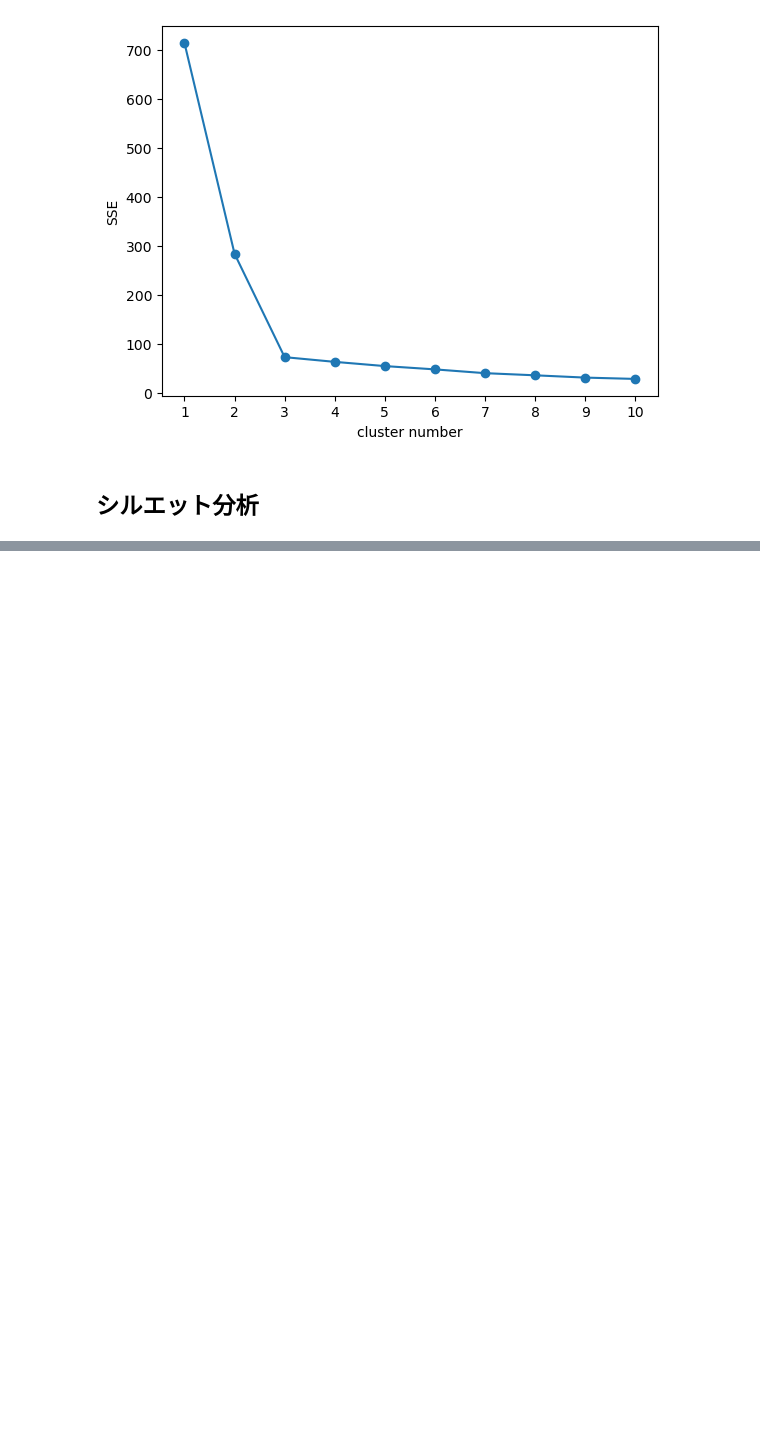
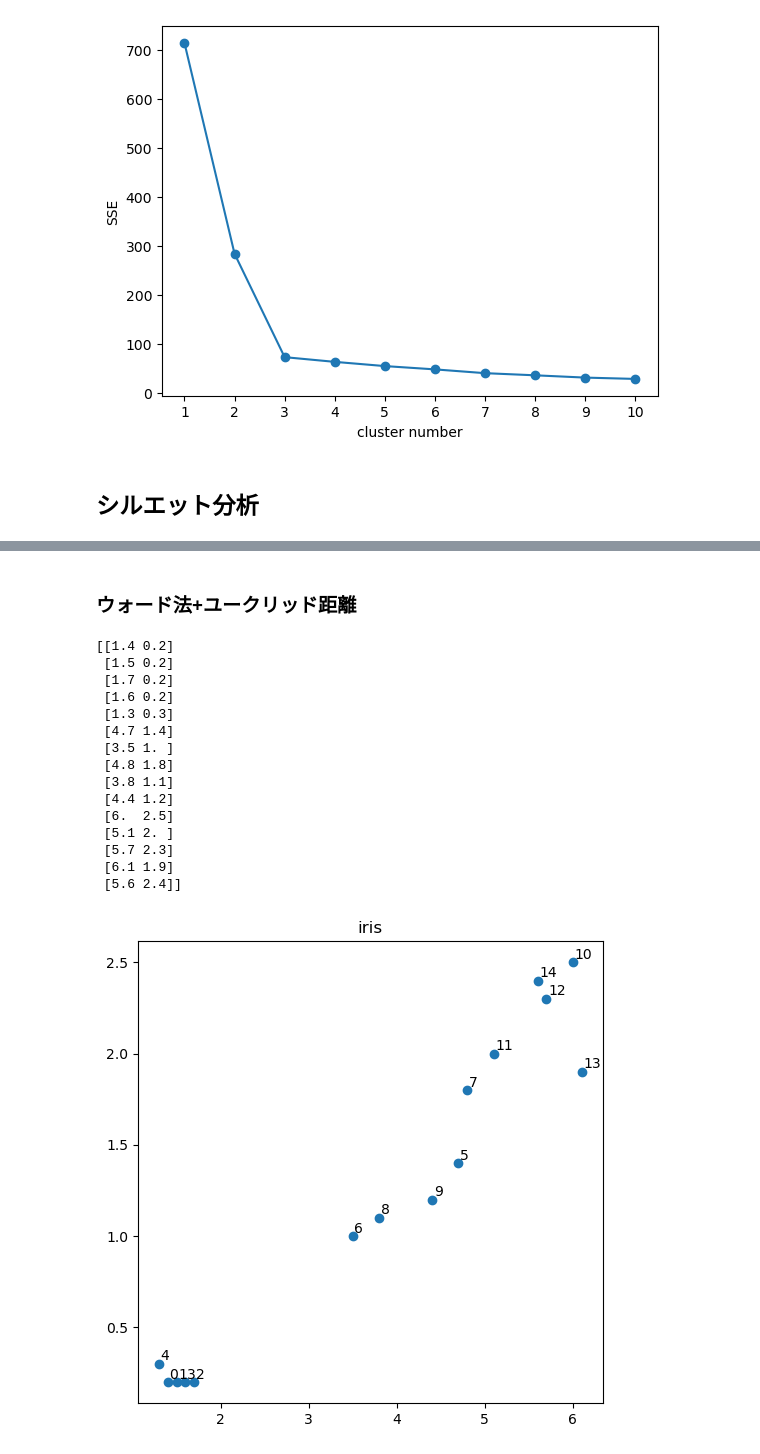
Before and after one commit to nakatsukarikuto/code, a Jupyter notebook: cuda/machine_learning/AI_100knock/1_basic_clustering.ipynb, the cells around one changed output, grey strips where cells are left out. Cells and saved outputs as stored; diff of their text form; code cells hidden in the pictures; blank space fills up the shorter version.

```diff
--- a/cuda/machine_learning/AI_100knock/1_basic_clustering.ipynb
+++ b/cuda/machine_learning/AI_100knock/1_basic_clustering.ipynb
@@ -254,0 +268,2 @@ from sklearn.metrics import silhouette_samples
+# %% [markdown]
+### ウォード法+ユークリッド距離
@@ -254,0 +276,32 @@ from sklearn.metrics import silhouette_samples
+# %%
+#clumnsの3,4項目目を、10データおきに取得
+X = load_iris().data[::10, 2:4]
+print(X)
+#図のサイズ指定(600px*600px)
+fig = plt.figure(figsize=(6, 6))
+#タイトル挿入
+ax = fig.add_subplot(1, 1, 1, title = "iris")
+plt.scatter(X[:, 0], X[:, 1])
+#データ番号挿入
+#enumerate関数で、行ごとにループ
+for i, element in enumerate(X):
+    #取得した座標から少し離れたところに番号挿入
+    plt.text(element[0] + 0.02, element[1] + 0.02, i)
+plt.show()
+# %% [output]
+[[1.4 0.2]
+ [1.5 0.2]
+ [1.7 0.2]
+ [1.6 0.2]
+ [1.3 0.3]
+ [4.7 1.4]
+ [3.5 1. ]
+ [4.8 1.8]
+ [3.8 1.1]
+ [4.4 1.2]
+ [6.  2.5]
+ [5.1 2. ]
+ [5.7 2.3]
+ [6.1 1.9]
+ [5.6 2.4]]
+[figure, added]
```
Also changed, not shown: parts of 13 cells of this notebook, 1 other file.
